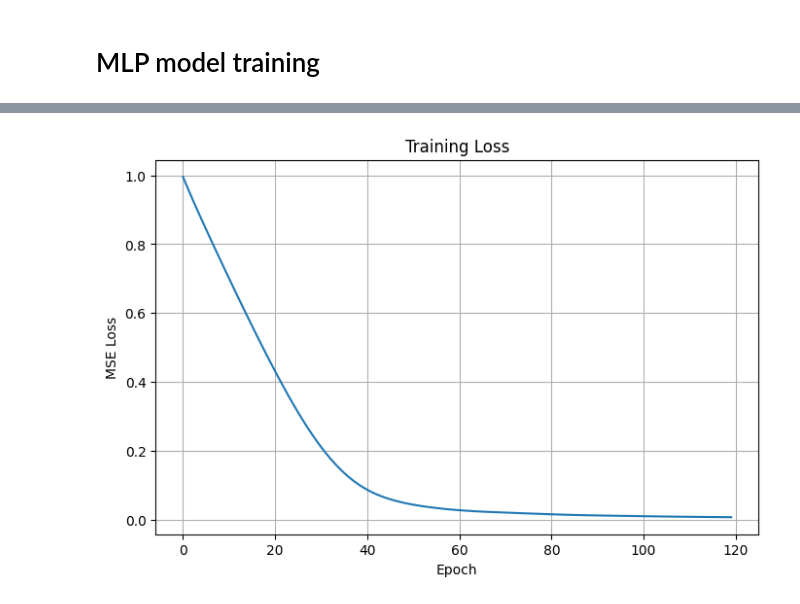
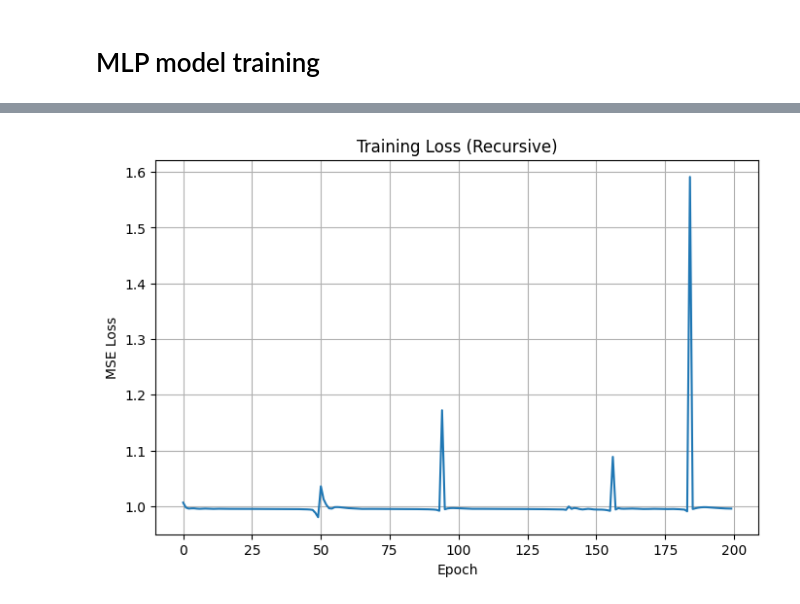
Before and after one commit to mmatinm/Deep-Learning-Projects, a Jupyter notebook: nonlinear-system-identification/identification.ipynb, the cells around one changed output, grey strips where cells are left out. Cells and saved outputs as stored; diff of their text form; code cells hidden in the pictures.

```diff
--- a/nonlinear-system-identification/identification.ipynb
+++ b/nonlinear-system-identification/identification.ipynb
@@ -154,10 +154,12 @@ Y_test_torch = torch.tensor(Y_test_scaled, dtype=torch.float32)
 
 # Define MLP model
 class MLP(nn.Module):
-    def __init__(self, input_size=5, hidden_size=64, output_size=4):
+    def __init__(self, input_size=5, hidden_size=128, output_size=4):
         super(MLP, self).__init__()
         self.net = nn.Sequential(
             nn.Linear(input_size, hidden_size),
+            nn.ReLU(),
+            nn.Linear(hidden_size, hidden_size),
             nn.ReLU(),
             nn.Linear(hidden_size, hidden_size),
             nn.ReLU(),
@@ -172,18 +174,41 @@ model = MLP()
 
 # Loss and optimizer
 criterion = nn.MSELoss()
-optimizer = optim.Adam(model.parameters(), lr=0.001)
+optimizer = optim.Adam(model.parameters(), lr=0.004)
 # %%
-# Training loop
-num_epochs = 120
+num_epochs = 200
 train_losses = []
 
 for epoch in range(num_epochs):
     model.train()
     optimizer.zero_grad()
 
-    outputs = model(X_train_torch)
-    loss = criterion(outputs, Y_train_torch)
+    # Initialize the first input (t=0)
+    X_rec = X_train_scaled[0].copy().reshape(1, -1)
+
+    preds_scaled = []
+
+    for t in range(len(X_train_scaled)):
+        X_rec_torch = torch.tensor(X_rec, dtype=torch.float32)
+
+        Y_pred_scaled = model(X_rec_torch)
+        preds_scaled.append(Y_pred_scaled)
+
+        if t < len(X_train_scaled) - 1:
+            # Next torque input
+            next_torque = X_train_scaled[t + 1, 0].reshape(1, 1)
+            # Build next input: next torque + current prediction
+            Y_pred_np = Y_pred_scaled.detach().numpy()
+            X_rec = np.concatenate([next_torque, Y_pred_np], axis=1)
+
+    # Stack predictions
+    preds_scaled = torch.cat(preds_scaled, dim=0)
+
+    # True outputs
+    Y_train_torch_seq = torch.tensor(Y_train_scaled, dtype=torch.float32)
+
+    # Compute loss
+    loss = criterion(preds_scaled, Y_train_torch_seq)
     loss.backward()
     optimizer.step()
 
@@ -197,7 +222,7 @@ plt.figure(figsize=(8,5))
 plt.plot(train_losses)
 plt.xlabel('Epoch')
 plt.ylabel('MSE Loss')
-plt.title('Training Loss')
+plt.title('Training Loss (Recursive)')
 plt.grid(True)
 plt.show()
 # %% [output]
@@ -216 +249 @@ Epoch [120/120], Loss: 0.007544
-[figure, old version]
+[figure, new version]
```
Also changed, not shown: parts of 3 cells of this notebook.
